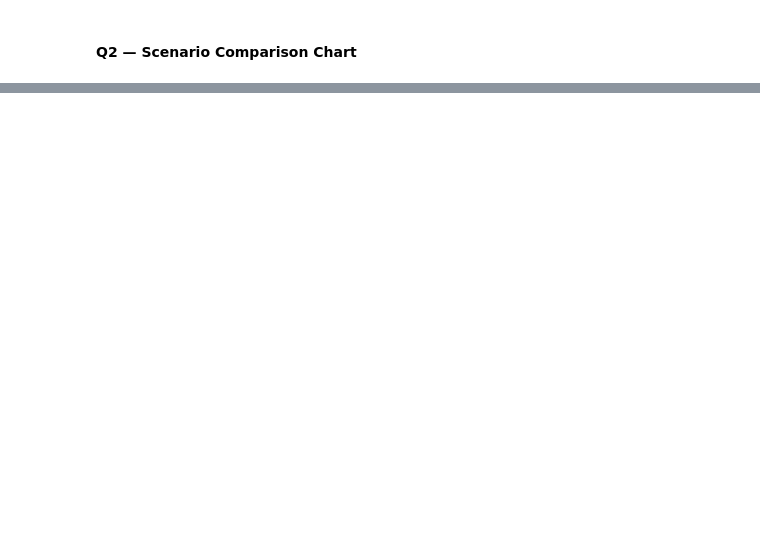
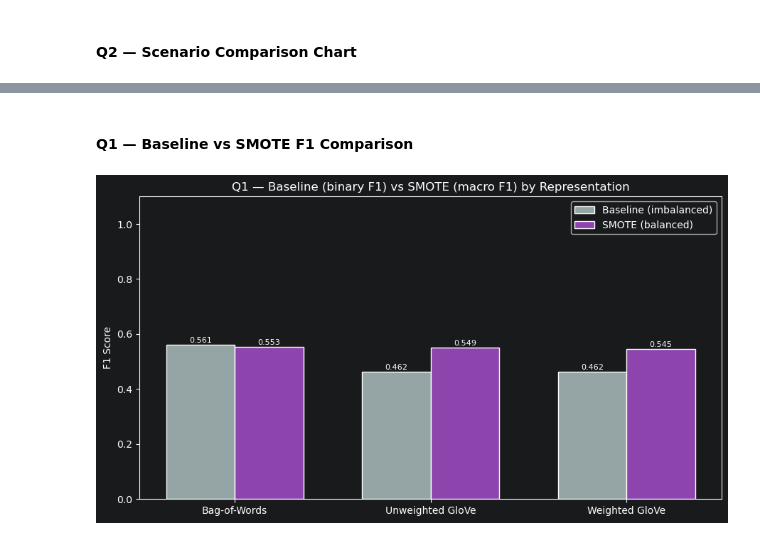
Before and after one commit to namnguyen20999/NLP-Web-based-Data-Application, a Jupyter notebook: notebooks/task2_3.ipynb, the cells around one changed output, grey strips where cells are left out. Cells and saved outputs as stored; diff of their text form; code cells hidden in the pictures; blank space fills up the shorter version.

```diff
--- a/notebooks/task2_3.ipynb
+++ b/notebooks/task2_3.ipynb
@@ -839,0 +1259,30 @@ plt.show()
+# %% [markdown]
+#### Q1 — Baseline vs SMOTE F1 Comparison
+# %%
+_f1_base_q1  = [_parse_mean(r["F1"]) for r in q1_results]
+_f1_smote_q1 = [_parse_mean(r["F1"]) for r in q1_sm_results]
+_reps        = [r["Representation"] for r in q1_results]
+_x_rep       = np.arange(len(_reps))
+_bw          = 0.35
+
+fig, ax = plt.subplots(figsize=(9, 5))
+_b1 = ax.bar(_x_rep - _bw / 2, _f1_base_q1,  _bw, label="Baseline (imbalanced)",
+             color="#95a5a6", edgecolor="white")
+_b2 = ax.bar(_x_rep + _bw / 2, _f1_smote_q1, _bw, label="SMOTE (balanced)",
+             color="#8e44ad", edgecolor="white")
+for _bar, _val in zip(_b1, _f1_base_q1):
+    ax.text(_bar.get_x() + _bar.get_width() / 2, _bar.get_height() + 0.003,
+            f"{_val:.3f}", ha="center", va="bottom", fontsize=8)
+for _bar, _val in zip(_b2, _f1_smote_q1):
+    ax.text(_bar.get_x() + _bar.get_width() / 2, _bar.get_height() + 0.003,
+            f"{_val:.3f}", ha="center", va="bottom", fontsize=8)
+ax.set_xticks(_x_rep)
+ax.set_xticklabels(_reps)
+ax.set_ylabel("F1 Score")
+ax.set_ylim(0, 1.1)
+ax.set_title("Q1 — Baseline (binary F1) vs SMOTE (macro F1) by Representation")
+ax.legend()
+plt.tight_layout()
+plt.show()
+# %% [output]
+[figure, added]
```
Also changed, not shown: parts of 44 cells of this notebook, 1 other file.
